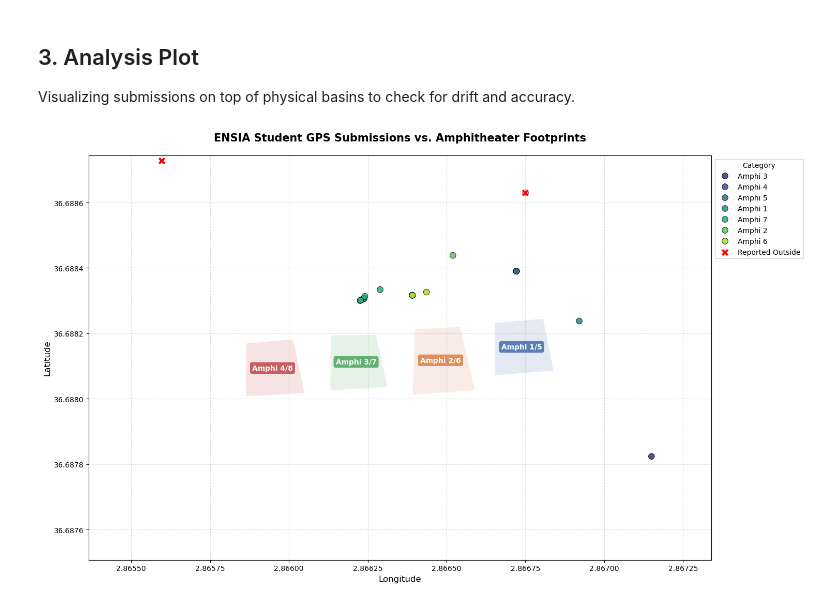
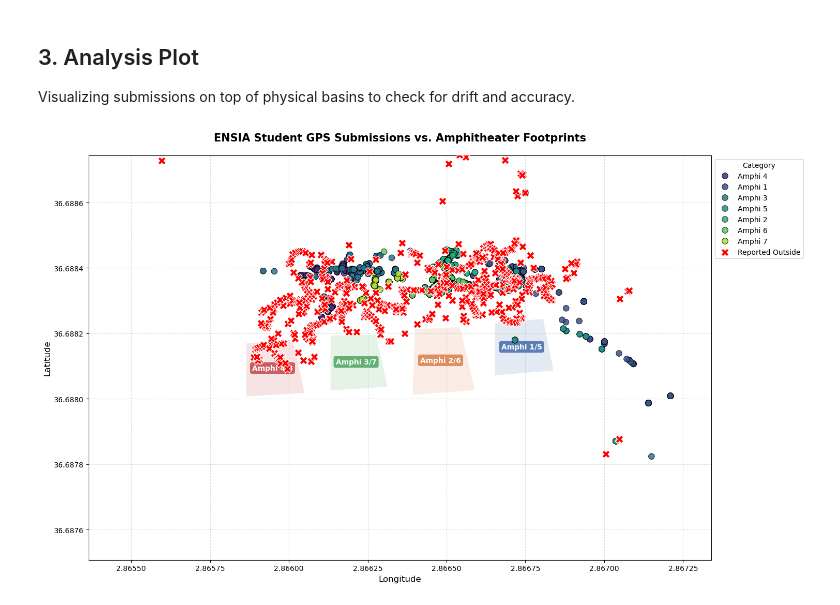
Before and after one commit to nasro-bay/ML_Amphitheatre_GPS_Localization, a Jupyter notebook: Local/Preprocessing/2-visualization.ipynb, the cells around one changed output. Drawn from its saved outputs; the diff is of its cells as text; code cells hidden in the pictures.

```diff
--- a/Local/Preprocessing/2-visualization.ipynb
+++ b/Local/Preprocessing/2-visualization.ipynb
@@ -14,12 +14,12 @@ import os
 ## 1. Load Student GPS Data
 We load the dataset and reverse the row order (newest-first export).
 # %%
-csv_path = r'C:\Users\ASUS\Desktop\3y\S2\machine learning\Project\Local\Data\ensia_gps_data .csv'
+csv_path = r'C:\Users\ASUS\Desktop\3y\S2\machine learning\Project\Local\Data\api_submission_v2.csv'
 df = pd.read_csv(csv_path)
 
 # Reverse order (export is newest-first)
 df = df.iloc[::-1].reset_index(drop=True)
 
 print(f"Loaded {len(df)} submissions.")
-df[['Amphi', 'Lat_Mean', 'Lng_Mean', 'IsOutside']].head()
+df[['amphitheatre', 'latitude_mean', 'longitude_mean', 'is_outside']].head()
 # %% [output]
@@ -32,0 +53,22 @@ Loaded 41 submissions.
+# %%
+# Standardize amphitheatretheater labels
+# Keep amphitheatre 1-8, change everything else to "Outside"
+valid_amphis = [f"Amphi {i}" for i in range(1, 9)]  # Amphi 1 through Amphi 8
+
+print("Before standardization:")
+print(f"Unique amphitheater labels: {df['amphitheatre'].unique()}")
+print(f"Label counts:\n{df['amphitheatre'].value_counts()}")
+
+# Replace non-standard labels with "Outside"
+df['amphitheatre'] = df['amphitheatre'].apply(lambda x: x if x in valid_amphis else "Outside")
+
+print("\nAfter standardization:")
+print(f"Unique amphitheater labels: {df['amphitheatre'].unique()}")
+print(f"Label counts:\n{df['amphitheatre'].value_counts()}")
+
+# Verify we have the expected classes
+expected_classes = valid_amphis + ["Outside"]
+actual_classes = sorted(df['amphitheatre'].unique())
+print(f"\nExpected classes: {expected_classes}")
+print(f"Actual classes: {actual_classes}")
+print(f"Classes match: {set(expected_classes) == set(actual_classes)}")
@@ -88,37 +148,37 @@ ax.add_collection(collection)
 
 # 2. Scatter Student Submissions
 # We differentiate indoor submissions by claimed Amphi and mark 'IsOutside' separately
-df_indoor = df[~df['IsOutside']]
-df_outdoor = df[df['IsOutside']]
+df_indoor = df[df['is_outside'] == False]
+df_outdoor = df[df['is_outside'] == True]
 
 scatter = sns.scatterplot(
-    data=df_indoor, x='Lng_Mean', y='Lat_Mean', hue='Amphi',
+    data=df_indoor, x='longitude_mean', y='latitude_mean', hue='amphitheatre',
     marker='o', s=70, alpha=0.85, edgecolor='black', palette='viridis', ax=ax, zorder=3
 )
 
 sns.scatterplot(
-    data=df_outdoor, x='Lng_Mean', y='Lat_Mean',
+    data=df_outdoor, x='longitude_mean', y='latitude_mean',
     marker='X', s=120, color='red', label='Reported Outside', ax=ax, zorder=4
 )
 
 # Axis formatting
 ax.set_xlabel('Longitude', fontsize=12)
 ax.set_ylabel('Latitude', fontsize=12)
 ax.set_title('ENSIA Student GPS Submissions vs. Amphitheater Footprints', fontsize=15, fontweight='bold', pad=20)
 ax.ticklabel_format(useOffset=False)
 ax.grid(True, linestyle='--', alpha=0.4)
 
 # Legend
 ax.legend(title='Category', loc='upper left', bbox_to_anchor=(1, 1), fontsize=10)
 
 # Set limits based on polygons with small buffer
 all_lats = [c[0] for corners in amphi_corners.values() for c in corners]
 all_lons = [c[1] for corners in amphi_corners.values() for c in corners]
 ax.set_xlim(min(all_lons) - 0.0005, max(all_lons) + 0.0005)
 ax.set_ylim(min(all_lats) - 0.0005, max(all_lats) + 0.0005)
 
 plt.tight_layout()
 plt.savefig('ensia_gps_analysis.png', dpi=150, bbox_inches='tight')
 plt.show()
 # %% [output]
-[figure, old version]
+[figure, new version]
```
Also changed, not shown: parts of 17 cells of this notebook, 16 other files.
